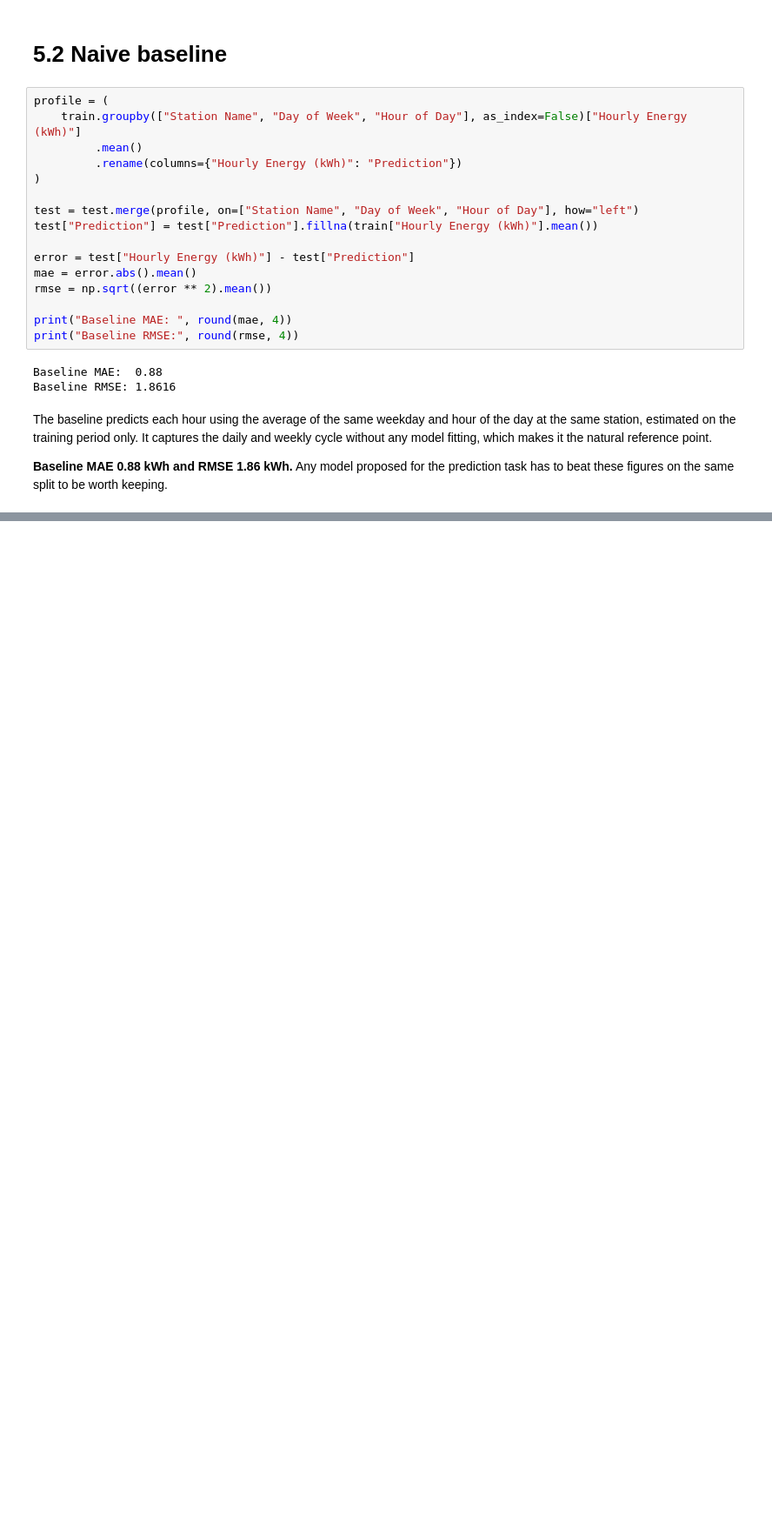
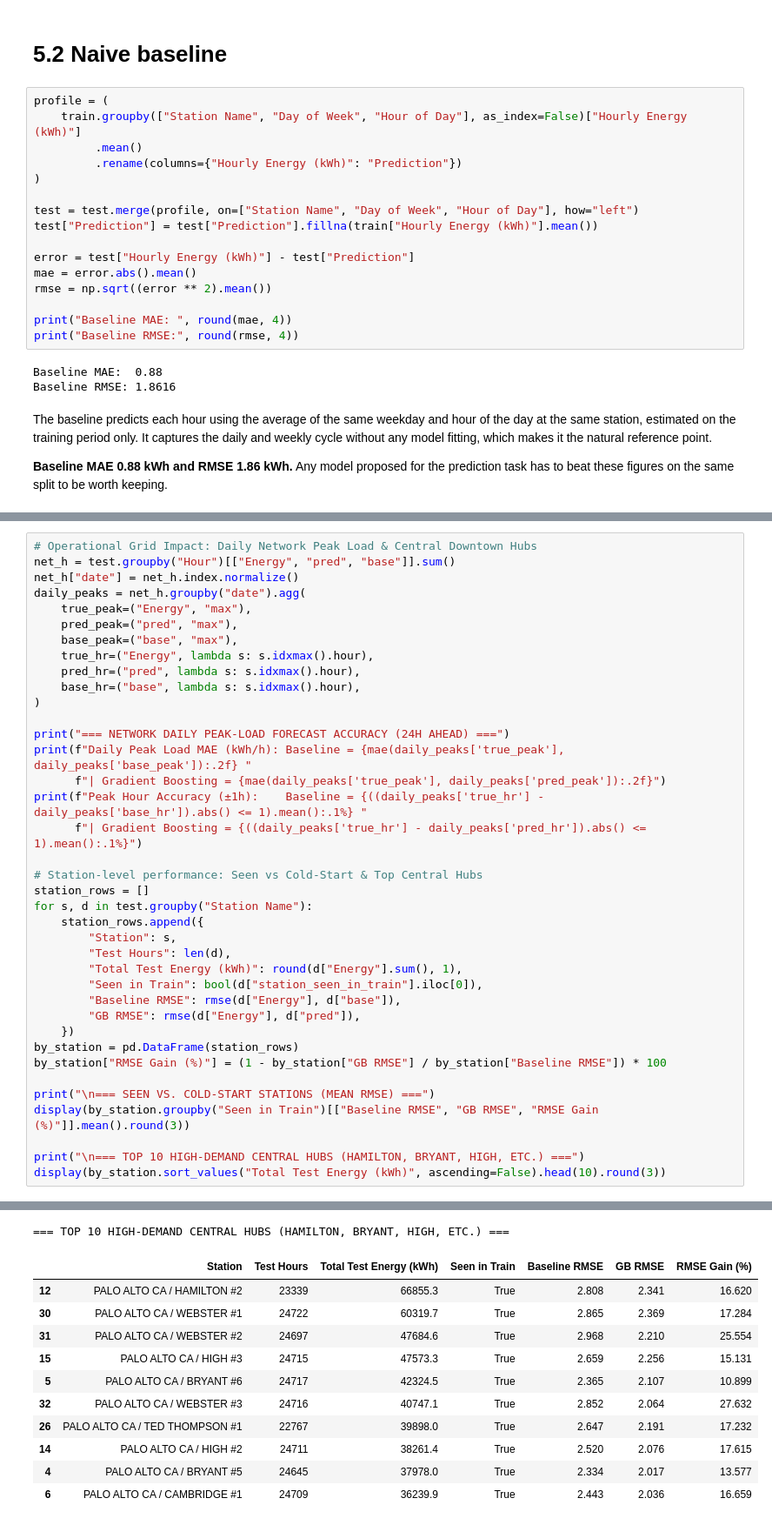
Before and after one commit to FridaGi/ITBA, a Jupyter notebook: ITBA_Project.ipynb, the cells around one changed output, grey strips where cells are left out. Shown at 87% size. Cells and saved outputs as stored; diff of their text form; blank space fills up the shorter version.

```diff
--- a/ITBA_Project.ipynb
+++ b/ITBA_Project.ipynb
@@ -907,0 +1269,39 @@ The baseline predicts each hour using the average of the same weekday and hour o
+# %%
+# Operational Grid Impact: Daily Network Peak Load & Central Downtown Hubs
+net_h = test.groupby("Hour")[["Energy", "pred", "base"]].sum()
+net_h["date"] = net_h.index.normalize()
+daily_peaks = net_h.groupby("date").agg(
+    true_peak=("Energy", "max"),
+    pred_peak=("pred", "max"),
+    base_peak=("base", "max"),
+    true_hr=("Energy", lambda s: s.idxmax().hour),
+    pred_hr=("pred", lambda s: s.idxmax().hour),
+    base_hr=("base", lambda s: s.idxmax().hour),
+)
+
+print("=== NETWORK DAILY PEAK-LOAD FORECAST ACCURACY (24H AHEAD) ===")
+print(f"Daily Peak Load MAE (kWh/h): Baseline = {mae(daily_peaks['true_peak'], daily_peaks['base_peak']):.2f} "
+      f"| Gradient Boosting = {mae(daily_peaks['true_peak'], daily_peaks['pred_peak']):.2f}")
+print(f"Peak Hour Accuracy (±1h):    Baseline = {((daily_peaks['true_hr'] - daily_peaks['base_hr']).abs() <= 1).mean():.1%} "
+      f"| Gradient Boosting = {((daily_peaks['true_hr'] - daily_peaks['pred_hr']).abs() <= 1).mean():.1%}")
+
+# Station-level performance: Seen vs Cold-Start & Top Central Hubs
+station_rows = []
+for s, d in test.groupby("Station Name"):
+    station_rows.append({
+        "Station": s,
+        "Test Hours": len(d),
+        "Total Test Energy (kWh)": round(d["Energy"].sum(), 1),
+        "Seen in Train": bool(d["station_seen_in_train"].iloc[0]),
+        "Baseline RMSE": rmse(d["Energy"], d["base"]),
+        "GB RMSE": rmse(d["Energy"], d["pred"]),
+    })
+by_station = pd.DataFrame(station_rows)
+by_station["RMSE Gain (%)"] = (1 - by_station["GB RMSE"] / by_station["Baseline RMSE"]) * 100
+
+print("\n=== SEEN VS. COLD-START STATIONS (MEAN RMSE) ===")
+display(by_station.groupby("Seen in Train")[["Baseline RMSE", "GB RMSE", "RMSE Gain (%)"]].mean().round(3))
+
+print("\n=== TOP 10 HIGH-DEMAND CENTRAL HUBS (HAMILTON, BRYANT, HIGH, ETC.) ===")
+display(by_station.sort_values("Total Test Energy (kWh)", ascending=False).head(10).round(3))
+# %% [output]
@@ -907,0 +1317,12 @@ The baseline predicts each hour using the average of the same weekday and hour o
+=== TOP 10 HIGH-DEMAND CENTRAL HUBS (HAMILTON, BRYANT, HIGH, ETC.) ===
+|  | Station | Test Hours | Total Test Energy (kWh) | Seen in Train | Baseline RMSE | GB RMSE | RMSE Gain (%) |
+| 12 | PALO ALTO CA / HAMILTON #2 | 23339 | 66855.3 | True | 2.808 | 2.341 | 16.620 |
+| 30 | PALO ALTO CA / WEBSTER #1 | 24722 | 60319.7 | True | 2.865 | 2.369 | 17.284 |
+| 31 | PALO ALTO CA / WEBSTER #2 | 24697 | 47684.6 | True | 2.968 | 2.210 | 25.554 |
+| 15 | PALO ALTO CA / HIGH #3 | 24715 | 47573.3 | True | 2.659 | 2.256 | 15.131 |
+| 5 | PALO ALTO CA / BRYANT #6 | 24717 | 42324.5 | True | 2.365 | 2.107 | 10.899 |
+| 32 | PALO ALTO CA / WEBSTER #3 | 24716 | 40747.1 | True | 2.852 | 2.064 | 27.632 |
+| 26 | PALO ALTO CA / TED THOMPSON #1 | 22767 | 39898.0 | True | 2.647 | 2.191 | 17.232 |
+| 14 | PALO ALTO CA / HIGH #2 | 24711 | 38261.4 | True | 2.520 | 2.076 | 17.615 |
+| 4 | PALO ALTO CA / BRYANT #5 | 24645 | 37978.0 | True | 2.334 | 2.017 | 13.577 |
+| 6 | PALO ALTO CA / CAMBRIDGE #1 | 24709 | 36239.9 | True | 2.443 | 2.036 | 16.659 |
```
Also changed, not shown: parts of 15 cells of this notebook, 1 other file.
